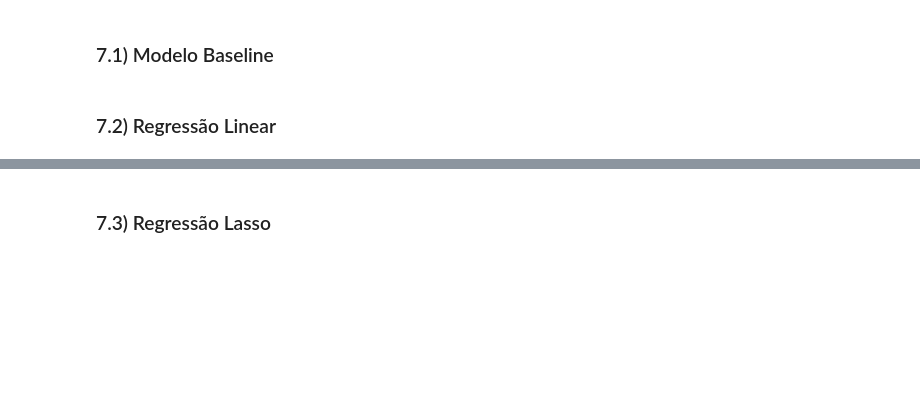
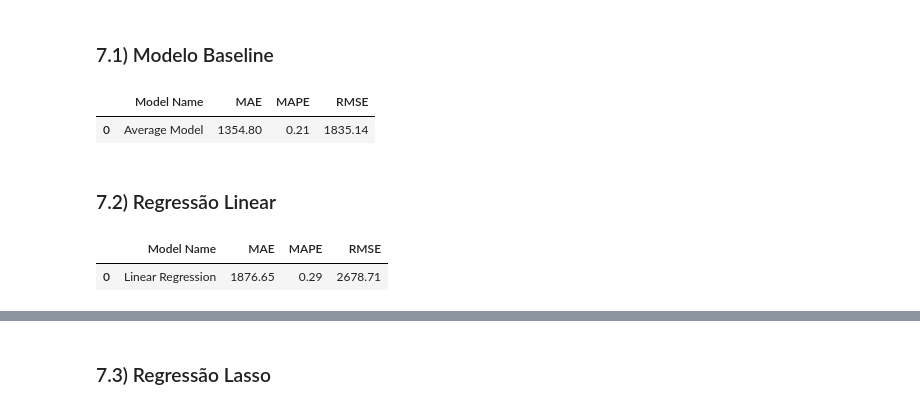
Before and after one commit to GustavoBarros11/rossmann_sales_forecast, a Jupyter notebook: reproducao.ipynb, the cells around one changed output, grey strips where cells are left out. Drawn from its saved outputs; the diff is of its cells as text; code cells hidden in the pictures; blank space fills up the shorter version.

```diff
--- a/reproducao.ipynb
+++ b/reproducao.ipynb
@@ -452,5 +510,31 @@ x_test = X_test[cols_selected_boruta]
 x_training = X_train[ cols_selected_boruta_full ]
 # %% [markdown]
 ### 7.1) Modelo Baseline
+# %%
+aux1 = x_test.copy()
+aux1['sales'] = y_test.copy()
+
+# prediction
+aux2 = aux1.groupby('store').sales.mean().reset_index().rename(columns={'sales': 'prediction'})
+aux1 = aux1.merge(aux2, on='store', how='left')
+
+# results
+baseline_result = ml_error('Average Model', np.expm1(y_test), np.expm1(aux1['prediction']))
+baseline_result
+# %% [output]
+|  | Model Name | MAE | MAPE | RMSE |
+| 0 | Average Model | 1354.80 | 0.21 | 1835.14 |
 # %% [markdown]
 ### 7.2) Regressão Linear
+# %%
+lr = LinearRegression().fit(x_train, y_train)
+
+# prediction
+yhat_lr = lr.predict(x_test)
+
+# results
+lr_results = ml_error('Linear Regression', np.expm1(y_test), np.expm1(yhat_lr))
+lr_results
+# %% [output]
+|  | Model Name | MAE | MAPE | RMSE |
+| 0 | Linear Regression | 1876.65 | 0.29 | 2678.71 |
```
Also changed, not shown: parts of 16 cells of this notebook, 2 other files.
